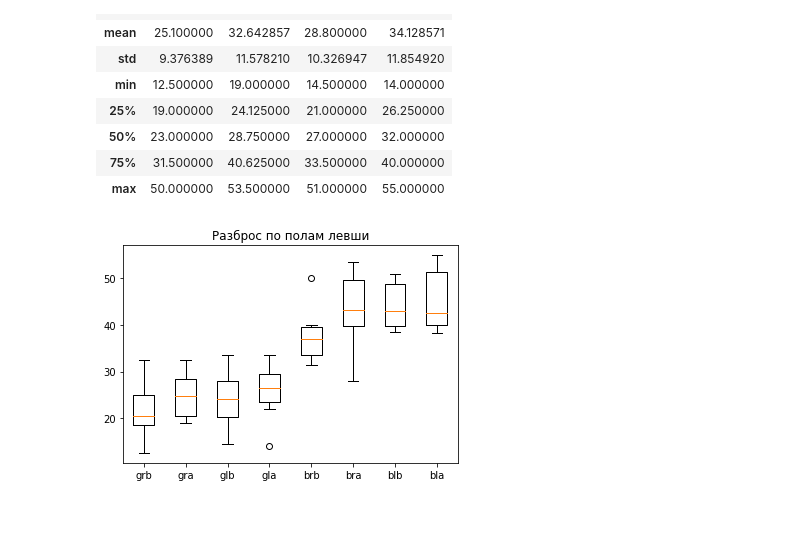
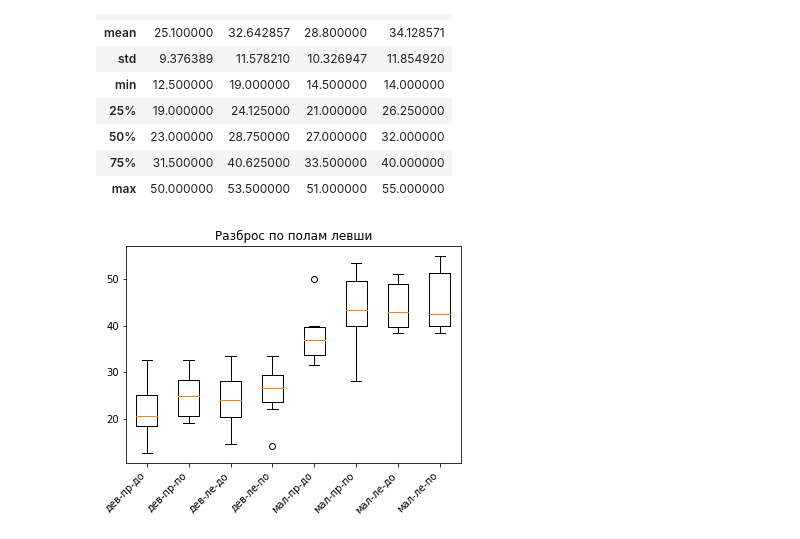
Before and after one commit to theaspect/statistics, a Jupyter notebook: work/hand.ipynb, the cells around one changed output. Saved outputs shown, nothing was run; the diff lists cells and outputs as text; code cells hidden in the pictures.

```diff
--- a/work/hand.ipynb
+++ b/work/hand.ipynb
@@ -321,34 +349,38 @@ left.describe()
 | 75% | 31.500000 | 40.625000 | 33.500000 | 40.000000 |
 | max | 50.000000 | 53.500000 | 51.000000 | 55.000000 |
 # %%
-df_g = left[left["sex"]=="д"]
-df_b = left[left["sex"]=="м"]
+dfl_g = left[left["sex"]=="д"]
+dfl_b = left[left["sex"]=="м"]
 
-df_grb = df_g["right_b"].dropna() # девочки правая до
-df_gra = df_g["right_a"].dropna() # девочки правая после
-df_glb = df_g["left_b"].dropna()  # девочки левая до
-df_gla = df_g["left_a"].dropna()  # девочки левая после
+dfl_grb = dfl_g["right_b"].dropna() # девочки правая до
+dfl_gra = dfl_g["right_a"].dropna() # девочки правая после
+dfl_glb = dfl_g["left_b"].dropna()  # девочки левая до
+dfl_gla = dfl_g["left_a"].dropna()  # девочки левая после
 
-df_brb = df_b["right_b"].dropna() # мальчики правая до
-df_bra = df_b["right_a"].dropna() # мальчики правая после
-df_blb = df_b["left_b"].dropna()  # мальчики левая до
-df_bla = df_b["left_a"].dropna()  # мальчики левая после
+dfl_brb = dfl_b["right_b"].dropna() # мальчики правая до
+dfl_bra = dfl_b["right_a"].dropna() # мальчики правая после
+dfl_blb = dfl_b["left_b"].dropna()  # мальчики левая до
+dfl_bla = dfl_b["left_a"].dropna()  # мальчики левая после
 # %%
 fig, ax = plt.subplots()
 ax.set_title("Разброс по полам левши")
 ax.boxplot([
-    df_grb,
-    df_gra,
-    df_glb,
-    df_gla,
+    dfl_grb, # девочки правая до
+    dfl_gra, # девочки правая после
+    dfl_glb, # девочки левая до
+    dfl_gla, # девочки левая после
 
-    df_brb,
-    df_bra,
-    df_blb,
-    df_bla,
+    dfl_brb, # мальчики правая до
+    dfl_bra, # мальчики правая после
+    dfl_blb, # мальчики левая до
+    dfl_bla, # мальчики левая после
 ],
-    labels=["grb", "gra", "glb", "gla", "brb", "bra", "blb", "bla"]
+    labels=[
+        "дев-пр-до", "дев-пр-по", "дев-ле-до", "дев-ле-по",
+        "мал-пр-до", "мал-пр-по", "мал-ле-до", "мал-ле-по"
+    ]
 )
+plt.xticks(rotation=45, ha='right')
 plt.show()
 # %% [output]
-[figure, old version]
+[figure, new version]
```
Also changed, not shown: parts of 47 cells of this notebook.
